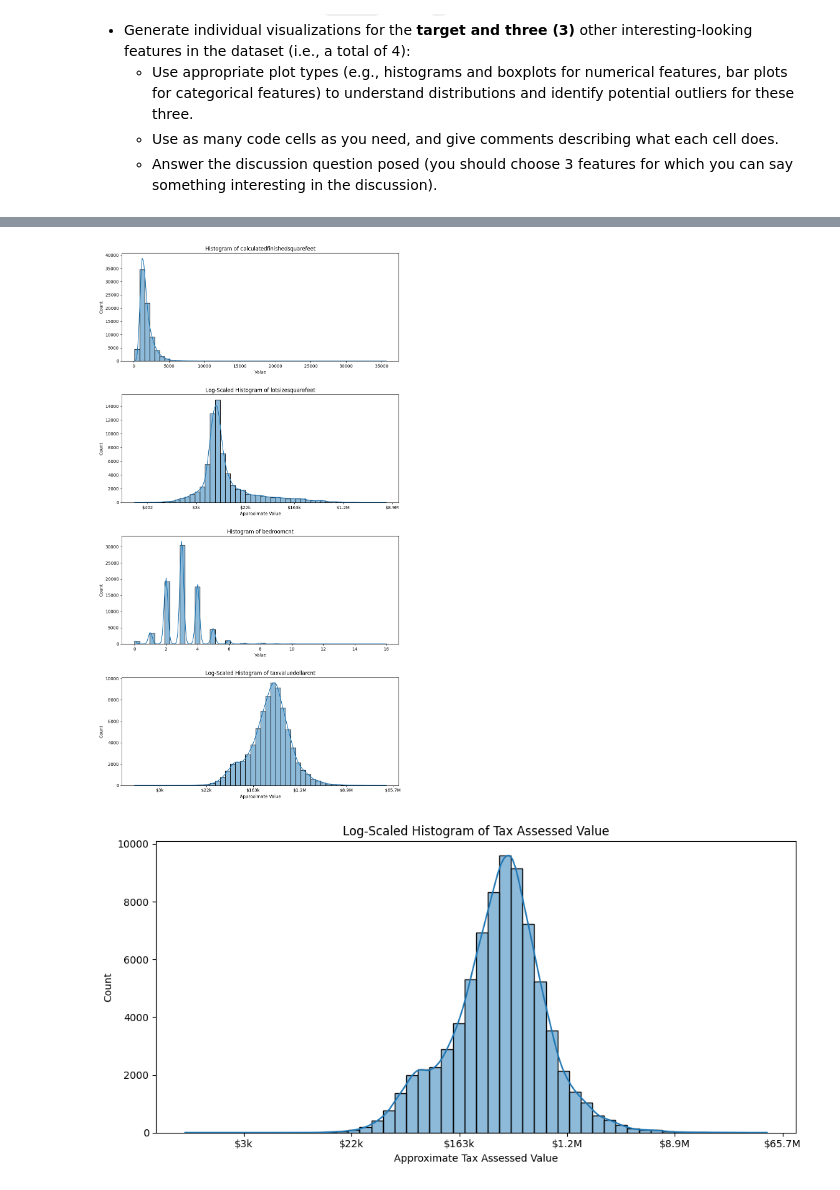
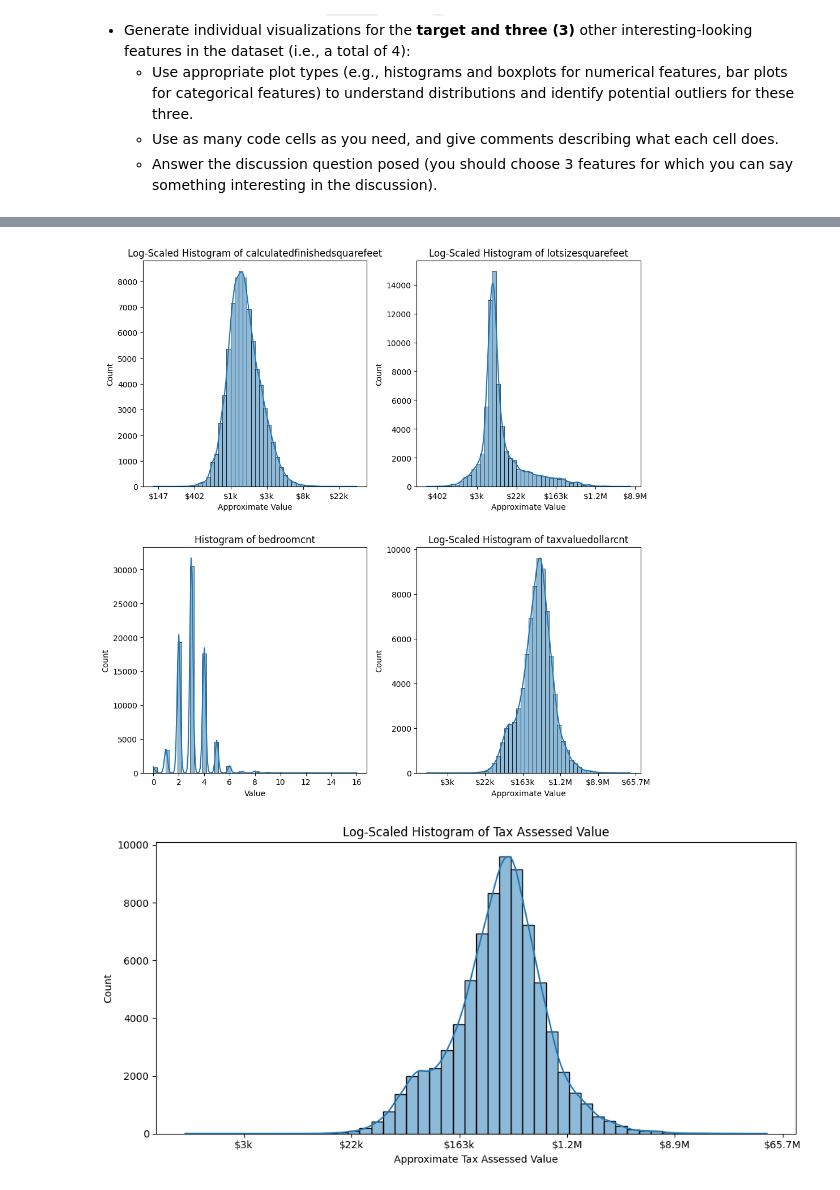
Before and after one commit to cwmckee91/dx603milestone1, a Jupyter notebook: dx603milestone1/Milestone_01.ipynb, the cells around one changed output, grey strips where cells are left out. Cells and saved outputs as stored; diff of their text form; code cells hidden in the pictures.

```diff
--- a/dx603milestone1/Milestone_01.ipynb
+++ b/dx603milestone1/Milestone_01.ipynb
@@ -426,42 +440,47 @@ plt.show()
 # Selecting three specific features I think will have the most impact
 
 import numpy as np
 import matplotlib.pyplot as plt
 import seaborn as sns
 from matplotlib.ticker import FuncFormatter
 
+# Function to convert log-scaled values back to human-readable dollar amounts
 def log_to_dollars(x, pos):
     value = np.expm1(x)
     if value >= 1_000_000:
-        return f"${value/1_000_000:.1f}M"
+        return f"${value / 1_000_000:.1f}M"
     elif value >= 1_000:
-        return f"${value/1_000:.0f}k"
+        return f"${value / 1_000:.0f}k"
     else:
         return f"${int(value)}"
 
+# Select features to plot
 selected_features = ["calculatedfinishedsquarefeet", "lotsizesquarefeet", "bedroomcnt", "taxvaluedollarcnt"]
-fig, axes = plt.subplots(len(selected_features), 1, figsize=(10, 18))
 
-for i, feature in enumerate(selected_features):
-    data = df[feature].dropna()
 
-    if feature in ["lotsizesquarefeet", "taxvaluedollarcnt"]:
+# Set up subplots
+fig, axes = plt.subplots(2, 2, figsize=(10, 10))
+axes = axes.flatten()
+
+for i, col in enumerate(selected_features):
+    data = df[col].dropna()
+    if col in ["calculatedfinishedsquarefeet", "lotsizesquarefeet", "taxvaluedollarcnt"]:
         data = data[data > 0]
         data = np.log1p(data)
-        axes[i].set_title(f"Log-Scaled Histogram of {feature}")
+        axes[i].set_title(f"Log-Scaled Histogram of {col}")
         axes[i].set_xlabel("Approximate Value")
         axes[i].xaxis.set_major_formatter(FuncFormatter(log_to_dollars))
     else:
-        axes[i].set_title(f"Histogram of {feature}")
+        axes[i].set_title(f"Histogram of {col}")
         axes[i].set_xlabel("Value")
 
     sns.histplot(data, bins=50, kde=True, ax=axes[i])
     axes[i].set_ylabel("Count")
 
 plt.tight_layout(h_pad=3)
 plt.show()
 # %% [output]
-[figure, old version]
+[figure, new version]
 # %%
 target = df['taxvaluedollarcnt'].dropna()
 target = target[target > 0]
```
Also changed, not shown: parts of 32 cells of this notebook.
